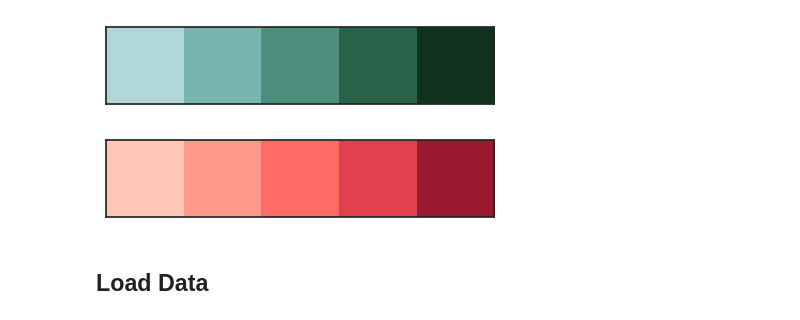
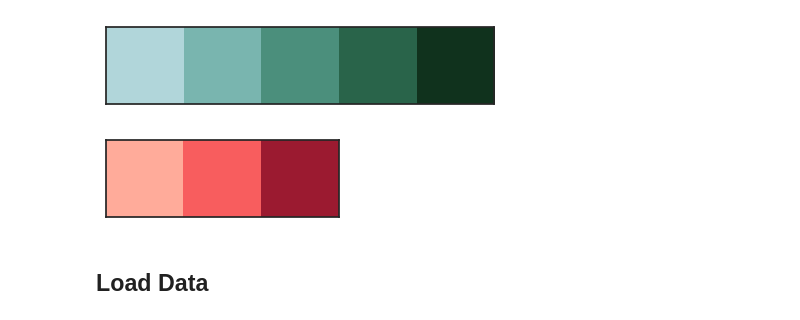
Before and after one commit to galbiati/mnk-figures, a Jupyter notebook: cosyne2017/Figures.ipynb, the cells around one changed output. Saved outputs shown, nothing was run; the diff lists cells and outputs as text; code cells hidden in the pictures.

```diff
--- a/cosyne2017/Figures.ipynb
+++ b/cosyne2017/Figures.ipynb
@@ -21,23 +22,23 @@ sns.set_style('white')
 sns.set_context('paper')
 sns.set_palette(sns.dark_palette('blue'))
 
-matplotlib.rcParams['xtick.labelsize'] = 10
-matplotlib.rcParams['ytick.labelsize'] = 10
-matplotlib.rcParams['axes.labelsize'] = 12
-matplotlib.rcParams['legend.fontsize'] = 12
+matplotlib.rcParams['xtick.labelsize'] = 14
+matplotlib.rcParams['ytick.labelsize'] = 14
+matplotlib.rcParams['axes.labelsize'] = 16
+matplotlib.rcParams['legend.fontsize'] = 14
 matplotlib.rcParams['mathtext.fontset'] = 'custom'
 matplotlib.rcParams['mathtext.rm'] = 'Bitstream Vera Sans'
 matplotlib.rcParams['mathtext.default'] = 'rm'
 matplotlib.rcParams['mathtext.it'] = 'Bitstream Vera Sans:italic'
 matplotlib.rcParams['mathtext.bf'] = 'Bitstream Vera Sans:bold'
 # %%
-p = sns.cubehelix_palette(n_colors=5, start=2.0, rot=.2, gamma=1, hue=.8, light=.8, dark=.15)
-sns.palplot(p)
-sns.set_palette(p)
+greens = sns.cubehelix_palette(n_colors=5, start=2.0, rot=.2, gamma=1, hue=.8, light=.8, dark=.15)
+sns.palplot(greens)
+sns.set_palette(greens)
 # %% [output]
 [figure]
 # %%
-p2 = sns.cubehelix_palette(n_colors=5, start=0.8, rot=.1, gamma=.7, hue=2, light=.8, dark=.15)
-sns.palplot(p2)
+reds = sns.cubehelix_palette(n_colors=3, start=0.8, rot=.1, gamma=.7, hue=2, light=.7, dark=.15)
+sns.palplot(reds)
 # %% [output]
-[figure, old version]
+[figure, new version]
```
Also changed, not shown: parts of 24 cells of this notebook.
